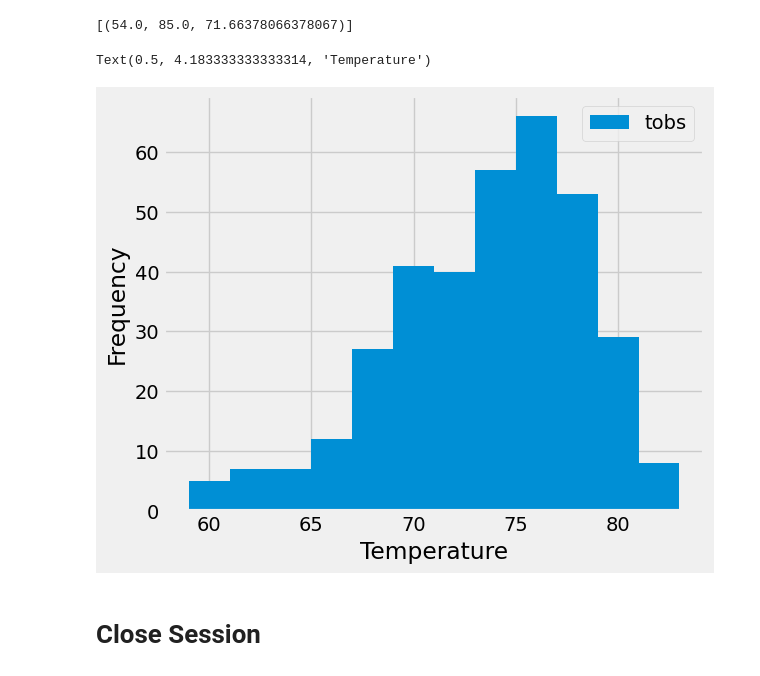
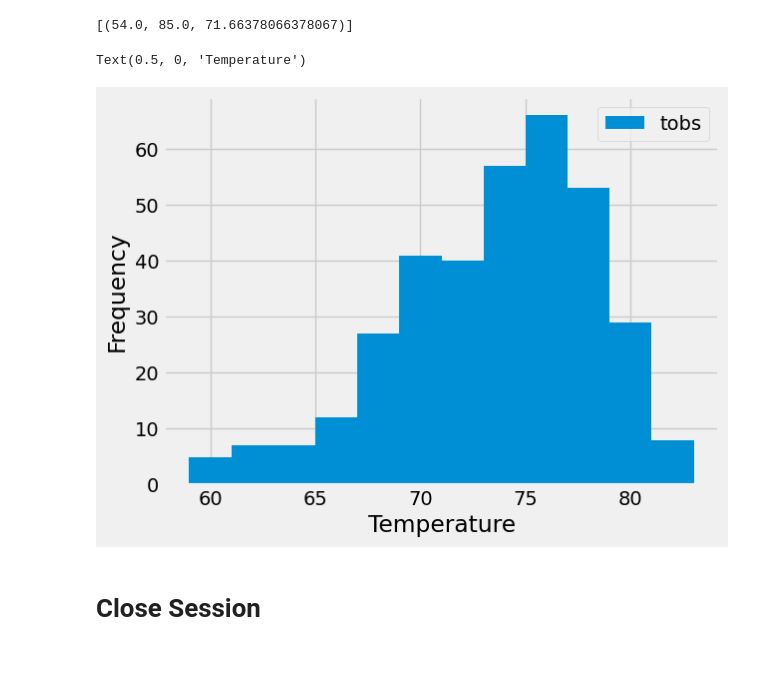
Before and after one commit to Golnaz8/sqlalchemy-challenge, a Jupyter notebook: SurfsUp/climate_code.ipynb, the cells around one changed output. Saved outputs shown, nothing was run; the diff lists cells and outputs as text; code cells hidden in the pictures.

Commit message:
Completed code for Analyze and Explore the Climate Data

```diff
--- a/SurfsUp/climate_code.ipynb
+++ b/SurfsUp/climate_code.ipynb
@@ -139,14 +145,47 @@ prcp_df.describe()
  ('USC00518838', 511)]
 # %%
 # Using the most active station id from the previous query, calculate the lowest, highest, and average temperature.
+most_active = (
+    session.query(Measurement.station, func.count(Measurement.station)).\
+    group_by(Measurement.station).\
+    order_by(func.count(Measurement.station).desc()).first()
+)
+most_active_id = most_active[0]
+
+temp_info = (
+    session.query(
+        func.min(Measurement.tobs),
+        func.max(Measurement.tobs),
+        func.avg(Measurement.tobs)
+    ).\
+    filter(Measurement.station == most_active_id).one()
+)
+print([temp_info])
 # %% [output]
 [(54.0, 85.0, 71.66378066378067)]
 # %%
 # Using the most active station id
 # Query the last 12 months of temperature observation data for this station and plot the results as a histogram
+temp_data = (
+    session.query(Measurement.tobs)
+    .filter(Measurement.station == most_active_id)
+    .filter(Measurement.date >= year_ago)
+    .all()
+)
+
+temp_df = pd.DataFrame(temp_data, columns=["tobs"])
+
+# Plot a histogram
+temp_df.plot(kind="hist", bins=12, legend=True)
+
+xlabel_info = plt.xlabel("Temperature")
+print(xlabel_info)
+
+plt.ylabel("Frequency")
+plt.show()
 # %% [output]
-Text(0.5, 4.183333333333314, 'Temperature')
+Text(0.5, 0, 'Temperature')
-[figure, old version]
+[figure, new version]
 # %% [markdown]
 # Close Session
 # %%
```
Also changed, not shown: parts of 5 cells of this notebook.
